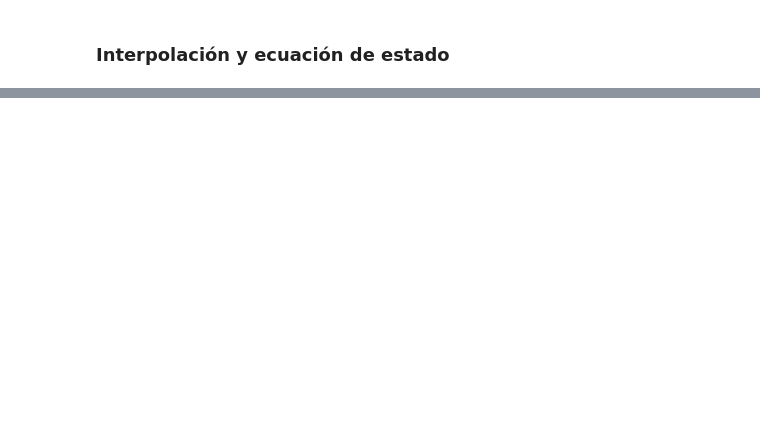
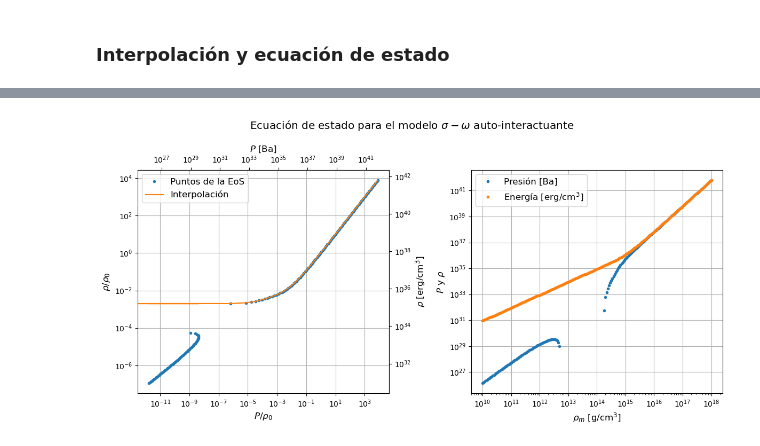
Before and after one commit to Vendetta0462/CalculosSimulaciones, a Jupyter notebook: NS_Structure/sigma-omega_autointeraccion.ipynb, the cells around one changed output, grey strips where cells are left out. Drawn from its saved outputs; the diff is of its cells as text; code cells hidden in the pictures; blank space fills up the shorter version.

```diff
--- a/NS_Structure/sigma-omega_autointeraccion.ipynb
+++ b/NS_Structure/sigma-omega_autointeraccion.ipynb
@@ -135,0 +85,4 @@ plt.show()
+# %%
+AIEoS.plot_EoS(rho_P, presiones, energias, n_sirve, titulo=r'Ecuación de estado para el modelo $\sigma-\omega$ auto-interactuante')
+# %% [output]
+[figure, added]
```
Also changed, not shown: parts of 8 cells of this notebook, 1 other file.
